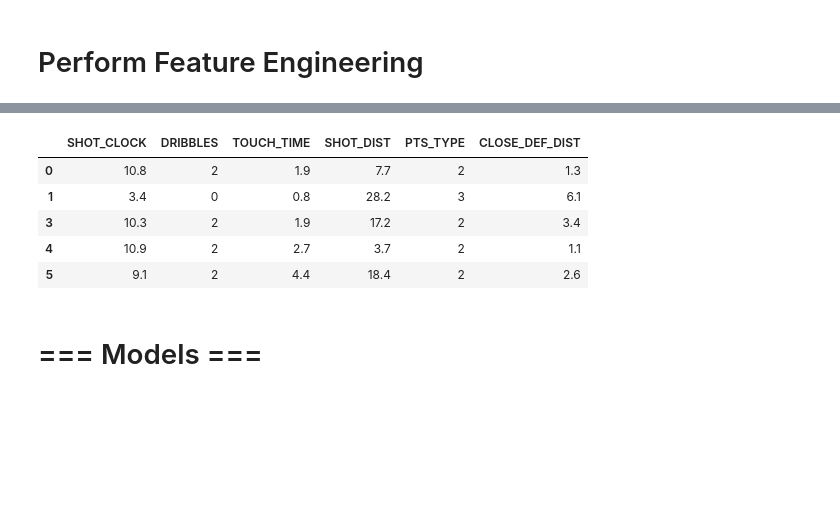
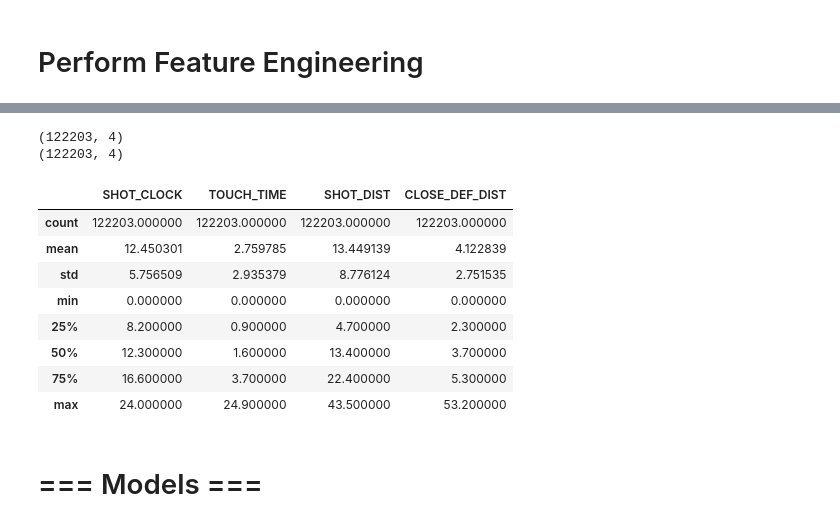
Before and after one commit to justindeanfoster/NBAShotDataAnalysis, a Jupyter notebook: shot_data_analysis.ipynb, the cells around one changed output, grey strips where cells are left out. Cells and saved outputs as stored; diff of their text form; code cells hidden in the pictures; blank space fills up the shorter version.

Commit message:
added writeup for feature engineering and data exploration

```diff
--- a/shot_data_analysis.ipynb
+++ b/shot_data_analysis.ipynb
@@ -11,6 +11,10 @@ filename = 'shot_logs.csv'
 data = pd.read_csv(filename)
 data = data.dropna() # SHOT_CLOCK originally has NaNs. I wonder why?
 print(data.shape)
+
+# Get rid of negative 'TOUCH_TIME' values
+data = data.drop(data.index[data['TOUCH_TIME'] < 0])
+
 data.head()
 # %% [output]
 (122502, 21)
@@ -71,21 +140,24 @@ desired_features = ['SHOT_CLOCK', 'TOUCH_TIME', 'SHOT_DIST', 'CLOSE_DEF_DIST']
 # %%
 # feature_data = data.drop(drop_features, axis=1)
 feature_data = data.loc[:, desired_features]
-
-# Reads game clock into seconds
-# feature_data['GAME_CLOCK'] = data['GAME_CLOCK'].apply(timeToSeconds)
 
 # One hot encodes any remaining categorical variables (like Location or W)
 feature_data = pd.get_dummies(feature_data)
 
 feature_data.head()
+feature_data.describe()
 # %% [output]
+(122203, 4)
+(122203, 4)
-|  | SHOT_CLOCK | DRIBBLES | TOUCH_TIME | SHOT_DIST | PTS_TYPE | CLOSE_DEF_DIST |
-| 0 | 10.8 | 2 | 1.9 | 7.7 | 2 | 1.3 |
-| 1 | 3.4 | 0 | 0.8 | 28.2 | 3 | 6.1 |
-| 3 | 10.3 | 2 | 1.9 | 17.2 | 2 | 3.4 |
-| 4 | 10.9 | 2 | 2.7 | 3.7 | 2 | 1.1 |
-| 5 | 9.1 | 2 | 4.4 | 18.4 | 2 | 2.6 |
+|  | SHOT_CLOCK | TOUCH_TIME | SHOT_DIST | CLOSE_DEF_DIST |
+| count | 122203.000000 | 122203.000000 | 122203.000000 | 122203.000000 |
+| mean | 12.450301 | 2.759785 | 13.449139 | 4.122839 |
+| std | 5.756509 | 2.935379 | 8.776124 | 2.751535 |
+| min | 0.000000 | 0.000000 | 0.000000 | 0.000000 |
+| 25% | 8.200000 | 0.900000 | 4.700000 | 2.300000 |
+| 50% | 12.300000 | 1.600000 | 13.400000 | 3.700000 |
+| 75% | 16.600000 | 3.700000 | 22.400000 | 5.300000 |
+| max | 24.000000 | 24.900000 | 43.500000 | 53.200000 |
 # %% [markdown]
 # === Models ===
 # %%
```
Also changed, not shown: parts of 17 cells of this notebook.
